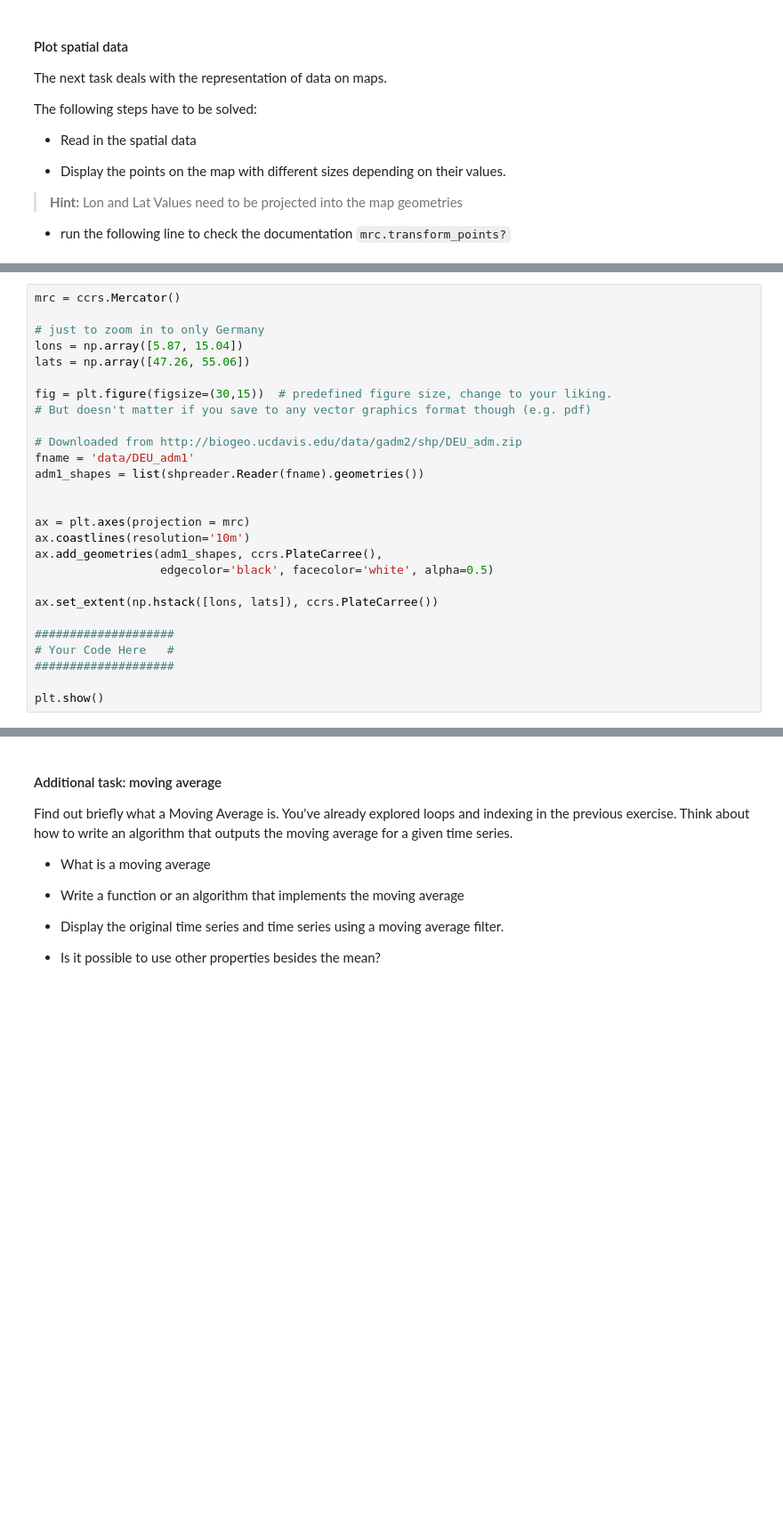
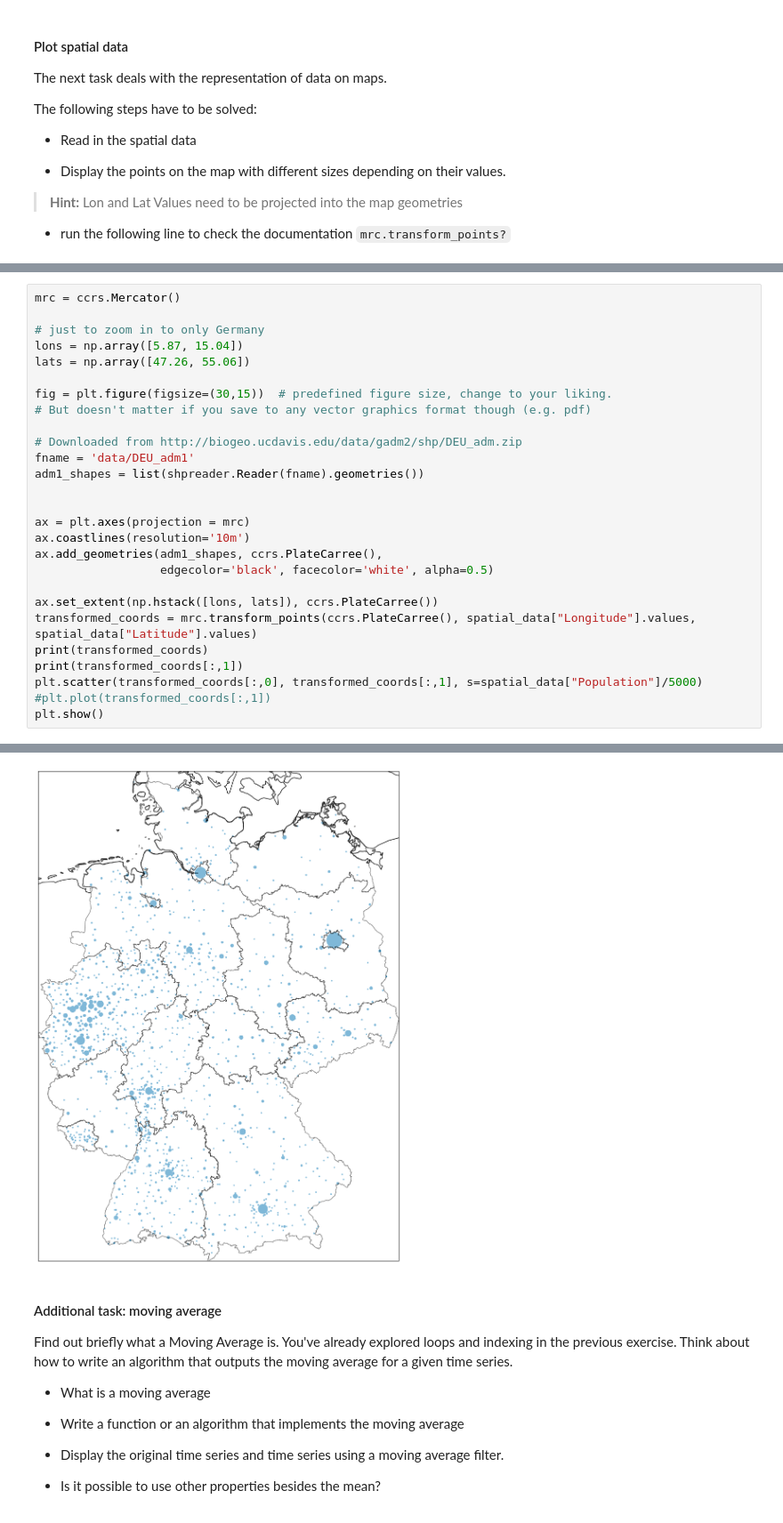
Before and after one commit to KlaraGtknst/TSDM_WS23_34, a Jupyter notebook: Exercise_01_introduction.ipynb, the cells around one changed output, grey strips where cells are left out. Shown at 89% size. Cells and saved outputs as stored; diff of their text form; blank space fills up the shorter version.

```diff
--- a/Exercise_01_introduction.ipynb
+++ b/Exercise_01_introduction.ipynb
@@ -258,9 +363,10 @@ ax.add_geometries(adm1_shapes, ccrs.PlateCarree(),
                   edgecolor='black', facecolor='white', alpha=0.5)
 
 ax.set_extent(np.hstack([lons, lats]), ccrs.PlateCarree())
-
-####################
-# Your Code Here   #
-####################
-
+transformed_coords = mrc.transform_points(ccrs.PlateCarree(), spatial_data["Longitude"].values, spatial_data["Latitude"].values)
+print(transformed_coords)
+print(transformed_coords[:,1])
+plt.scatter(transformed_coords[:,0], transformed_coords[:,1], s=spatial_data["Population"]/5000)
+#plt.plot(transformed_coords[:,1])
 plt.show()
+# %% [output]
@@ -267,3 +382,4 @@ plt.show()
+[figure, added]
 # %% [markdown]
 #### Additional task: moving average
 
```
Also changed, not shown: parts of 23 cells of this notebook, 10 other files.
